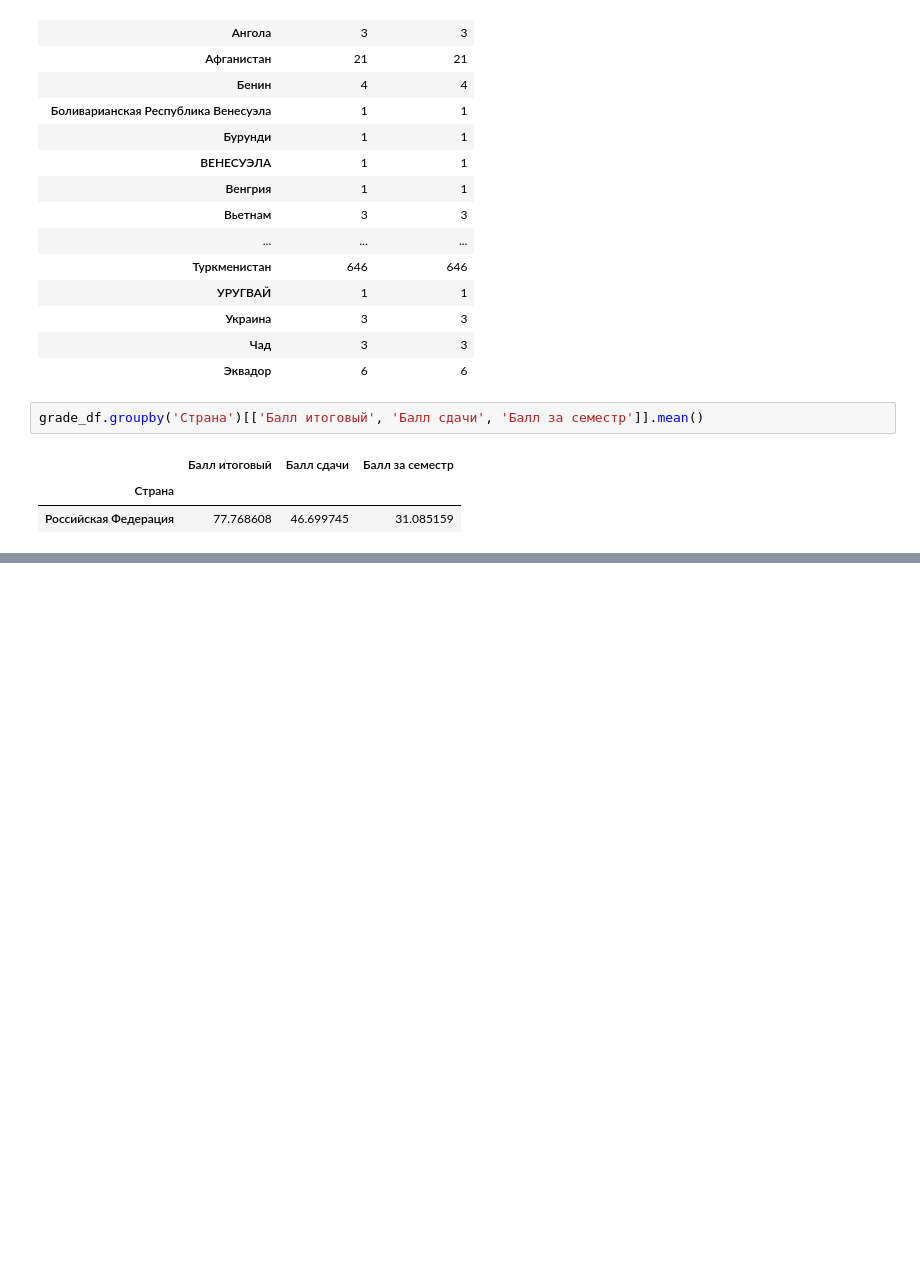
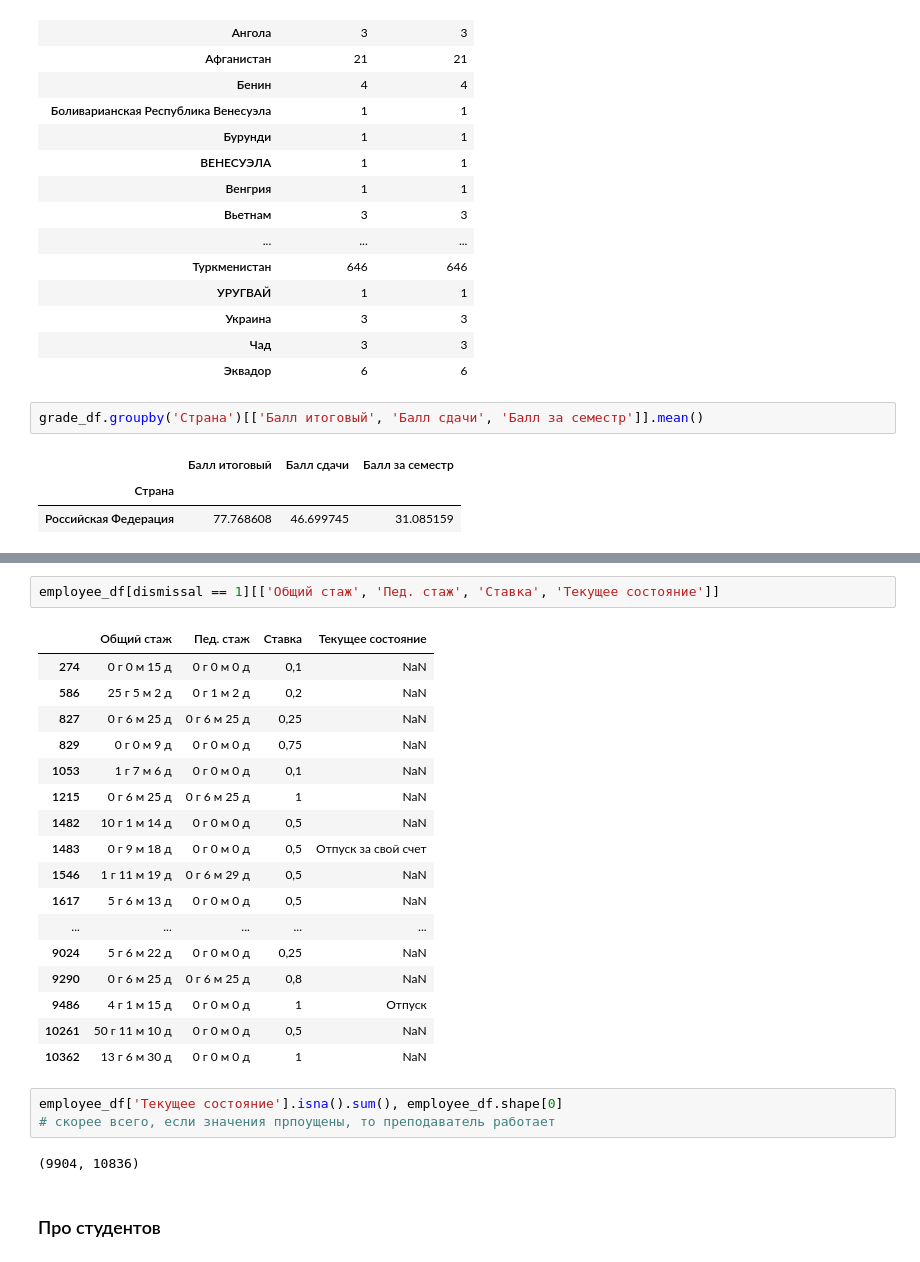
Before and after one commit to AUNitman/ubiquitous-octo-chainsaw, a Jupyter notebook: main.ipynb, the cells around one changed output, grey strips where cells are left out. Cells and saved outputs as stored; diff of their text form; blank space fills up the shorter version.

```diff
--- a/main.ipynb
+++ b/main.ipynb
@@ -298,0 +438,27 @@ grade_df.groupby('Страна')[['Балл итоговый', 'Балл сда
+# %%
+employee_df[dismissal == 1][['Общий стаж', 'Пед. стаж', 'Ставка', 'Текущее состояние']]
+# %% [output]
+|  | Общий стаж | Пед. стаж | Ставка | Текущее состояние |
+| 274 | 0 г 0 м 15 д | 0 г 0 м 0 д | 0,1 | NaN |
+| 586 | 25 г 5 м 2 д | 0 г 1 м 2 д | 0,2 | NaN |
+| 827 | 0 г 6 м 25 д | 0 г 6 м 25 д | 0,25 | NaN |
+| 829 | 0 г 0 м 9 д | 0 г 0 м 0 д | 0,75 | NaN |
+| 1053 | 1 г 7 м 6 д | 0 г 0 м 0 д | 0,1 | NaN |
+| 1215 | 0 г 6 м 25 д | 0 г 6 м 25 д | 1 | NaN |
+| 1482 | 10 г 1 м 14 д | 0 г 0 м 0 д | 0,5 | NaN |
+| 1483 | 0 г 9 м 18 д | 0 г 0 м 0 д | 0,5 | Отпуск за свой счет |
+| 1546 | 1 г 11 м 19 д | 0 г 6 м 29 д | 0,5 | NaN |
+| 1617 | 5 г 6 м 13 д | 0 г 0 м 0 д | 0,5 | NaN |
+| ... | ... | ... | ... | ... |
+| 9024 | 5 г 6 м 22 д | 0 г 0 м 0 д | 0,25 | NaN |
+| 9290 | 0 г 6 м 25 д | 0 г 6 м 25 д | 0,8 | NaN |
+| 9486 | 4 г 1 м 15 д | 0 г 0 м 0 д | 1 | Отпуск |
+| 10261 | 50 г 11 м 10 д | 0 г 0 м 0 д | 0,5 | NaN |
+| 10362 | 13 г 6 м 30 д | 0 г 0 м 0 д | 1 | NaN |
+# %%
+employee_df['Текущее состояние'].isna().sum(), employee_df.shape[0]
+# скорее всего, если значения прпоущены, то преподаватель работает
+# %% [output]
+(9904, 10836)
+# %% [markdown]
+### Про студентов
```
Also changed, not shown: parts of 21 cells of this notebook.
